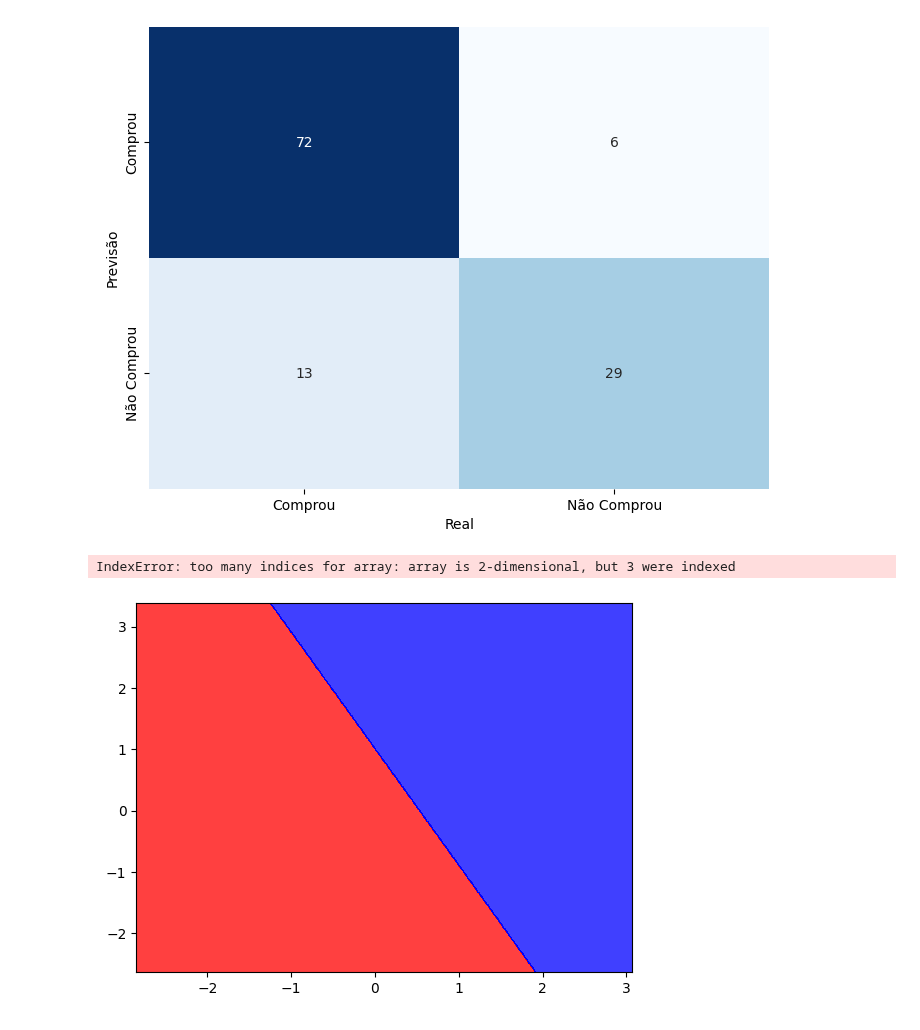
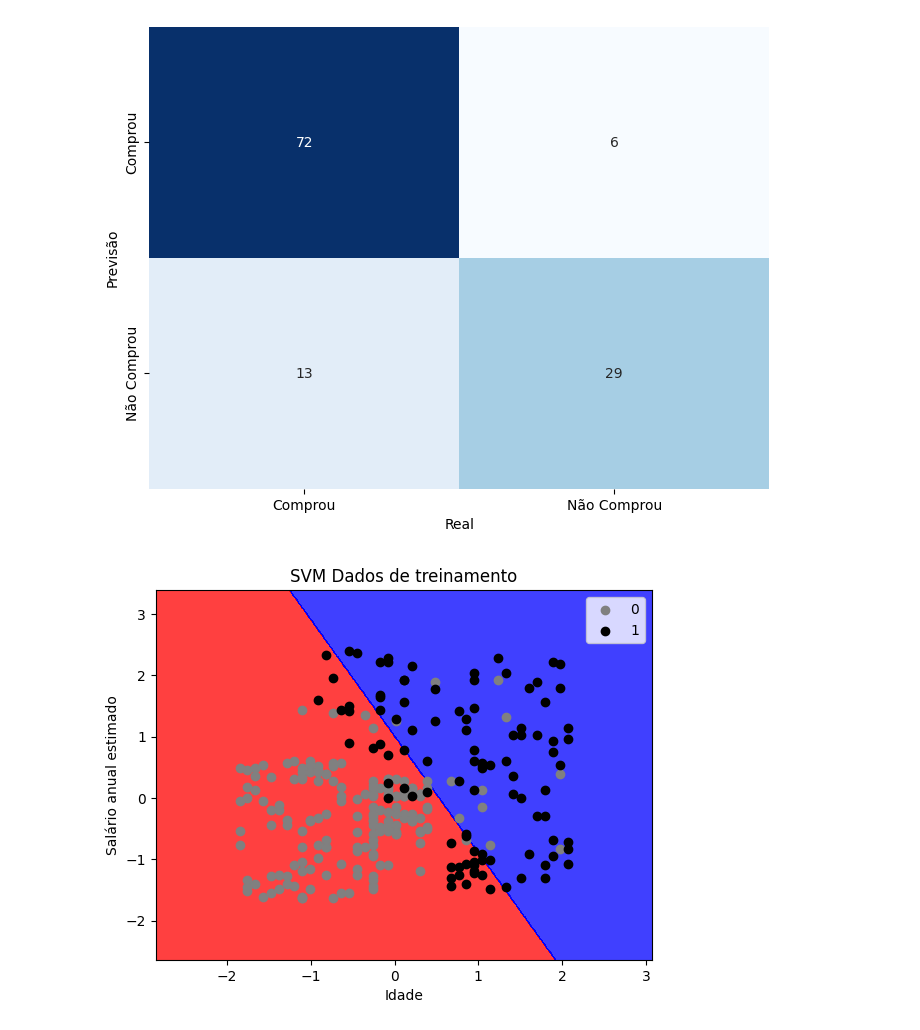
Before and after one commit to danielvieira95/Inteligencia_Artificial_2025, a Jupyter notebook: Turma-B/aula09/codigo.ipynb, the cells around one changed output. Cells and saved outputs as stored; diff of their text form; code cells hidden in the pictures.

Commit message:
aula 09
visualização dos dados compra e não compra

```diff
--- a/Turma-B/aula09/codigo.ipynb
+++ b/Turma-B/aula09/codigo.ipynb
@@ -130,18 +130,18 @@ Text(70.72222222222221, 0.5, 'Previsão')
 # %%
 # Plotando o grafico  com os dados
 import numpy as np
-_X,_Y = X_treino,Y_treino
+
+_X,_Y = X_treino,Y_treino.ravel()
 X1,X2= np.meshgrid(np.arange(start=_X[:,0].min()-1,stop=_X[:,0].max()+1,step=0.01),np.arange(start=_X[:,1].min()-1,stop=_X[:,1].max()+1,step=0.01))
 plt.contourf(X1,X2,algoritmo.predict(np.array([X1.ravel(),X2.ravel()]).T).reshape(X1.shape),alpha=0.75,cmap=ListedColormap(('red','blue')))
 plt.xlim(X1.min(),X1.max())
 plt.ylim(X2.min(),X2.max())
 for i,j in enumerate(np.unique(_Y)):
     plt.scatter(_X[_Y==j,0],_X[_Y==j,1],c=ListedColormap(('gray','black'))(i),label=j)
 plt.title('SVM Dados de treinamento')
 plt.xlabel('Idade')
 plt.ylabel('Salário anual estimado')
 plt.legend()
 plt.show()
 # %% [output]
-IndexError: too many indices for array: array is 2-dimensional, but 3 were indexed
-[figure, old version]
+[figure, new version]
```
Also changed, not shown: parts of 2 cells of this notebook.
